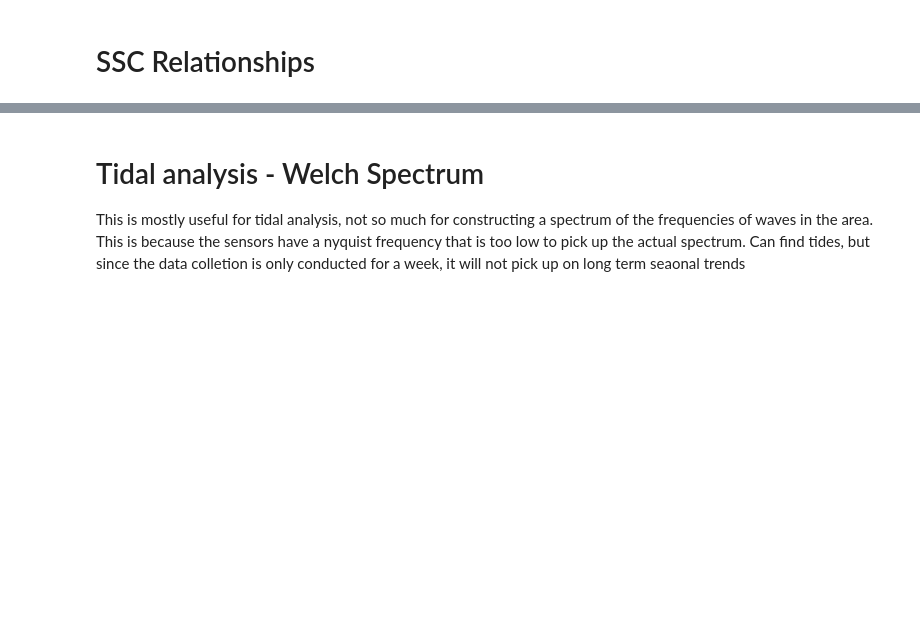
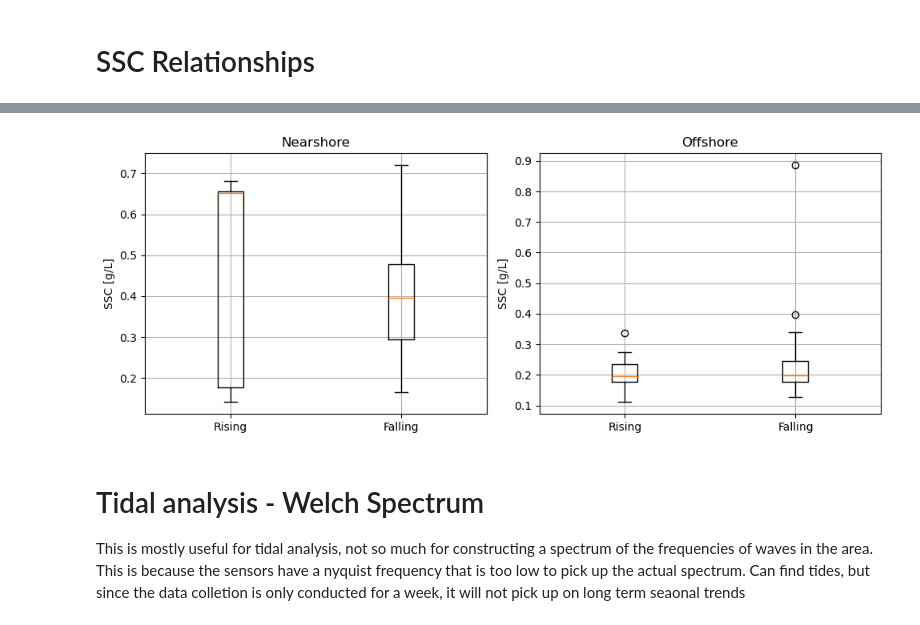
Before and after one commit to ingebrijker/MekongDeltaMDP, a Jupyter notebook: hydro_src/data_parsing.ipynb, the cells around one changed output, grey strips where cells are left out. Saved outputs shown, nothing was run; the diff lists cells and outputs as text; code cells hidden in the pictures; blank space fills up the shorter version.

```diff
--- a/hydro_src/data_parsing.ipynb
+++ b/hydro_src/data_parsing.ipynb
@@ -750,3 +1003,30 @@ Offshore
+# %%
+fig, axes = plt.subplots(1, 2, figsize=(10, 4))
+
+for ax, (location, df) in zip(
+    axes,
+    [
+        ("Nearshore", near_ssc_valid),
+        ("Offshore", off_ssc_valid)
+    ]
+):
+
+    rising = df.loc[df["Tide_stage"] == "Rising", "SSC"].dropna()
+    falling = df.loc[df["Tide_stage"] == "Falling", "SSC"].dropna()
+
+    ax.boxplot(
+        [rising, falling],
+        tick_labels=["Rising", "Falling"]
+    )
+
+    ax.set_title(location)
+    ax.set_ylabel("SSC [g/L]")
+    ax.grid()
+
+plt.tight_layout()
+plt.show()
+# %% [output]
+[figure, added]
 # %% [markdown]
 # Tidal analysis - Welch Spectrum
 This is mostly useful for tidal analysis, not so much for constructing a spectrum of the frequencies of waves in the area. This is because the sensors have a nyquist frequency that is too low to pick up the actual spectrum. Can find tides, but since the data colletion is only conducted for a week, it will not pick up on long term seaonal trends
```
Also changed, not shown: parts of 16 cells of this notebook.
